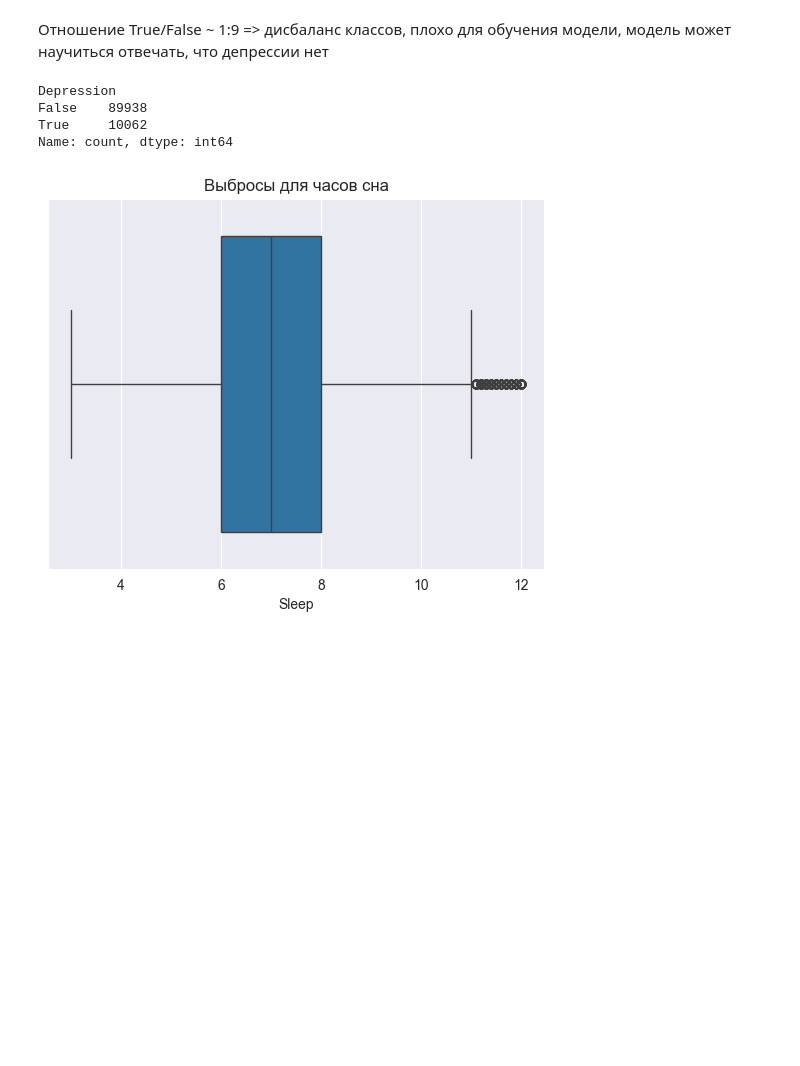
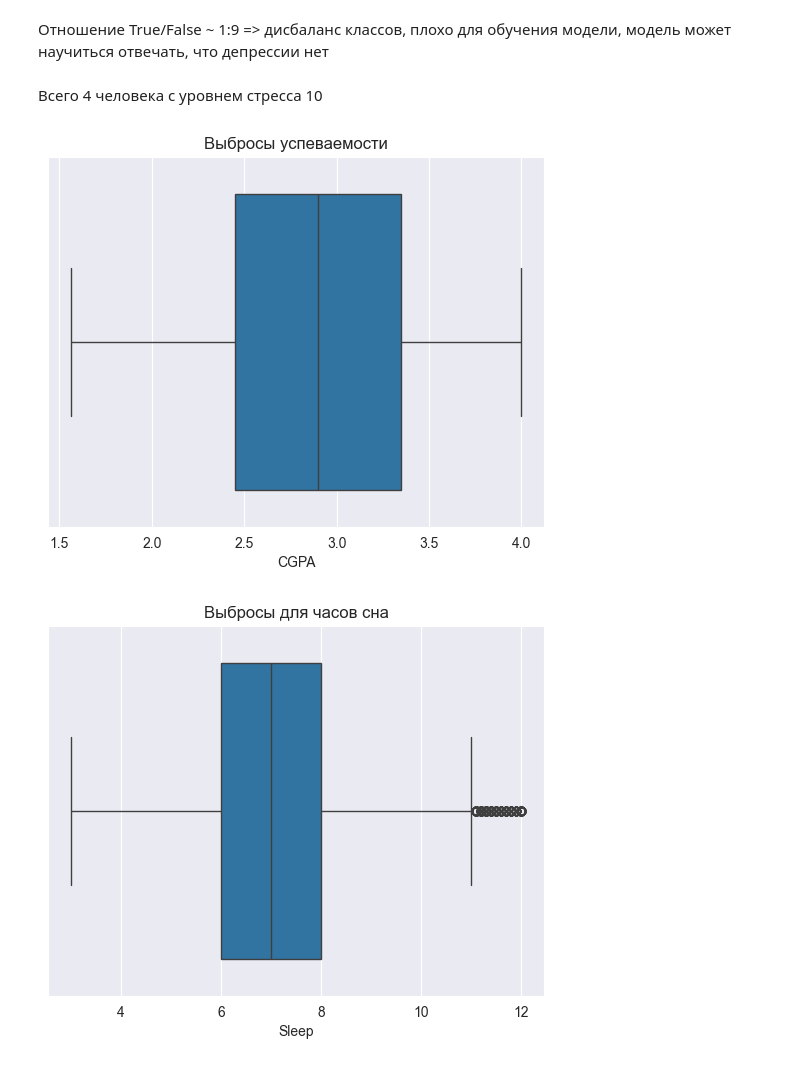
Before and after one commit to kat10n/Datascience_labs, a Jupyter notebook: Lab1/Lab1.ipynb, the cells around one changed output. Saved outputs shown, nothing was run; the diff lists cells and outputs as text; code cells hidden in the pictures; blank space fills up the shorter version.

```diff
--- a/Lab1/Lab1.ipynb
+++ b/Lab1/Lab1.ipynb
@@ -145,2 +138,0 @@ plt.show()
-# %%
-df = df.drop('Age', axis=1)
@@ -146,0 +141,3 @@ df = df.drop('Age', axis=1)
+# %%
+df = df[(df['Study'] + df['Sleep'] + df['Media']) <= 24]
+print(f"Осталось строк: {df.shape[0]}")
@@ -153,12 +192,13 @@ df = df.drop('Student_ID', axis=1)
 # %% [markdown]
 Отношение True/False ~ 1:9 => дисбаланс классов, плохо для обучения модели, модель может научиться отвечать, что депрессии нет
-# %%
-print(df['Depression'].value_counts())
-# %% [output]
-Depression
-False    89938
-True     10062
-Name: count, dtype: int64
+# %% [markdown]
+Всего 4 человека с уровнем стресса 10
+# %%
+sns.boxplot(x=df['CGPA'])
+plt.title("Выбросы успеваемости")
+plt.show()
+# %% [output]
+[figure, added]
 # %%
 sns.boxplot(x=df['Sleep'])
 plt.title("Выбросы для часов сна")
```
Also changed, not shown: parts of 64 cells of this notebook.
